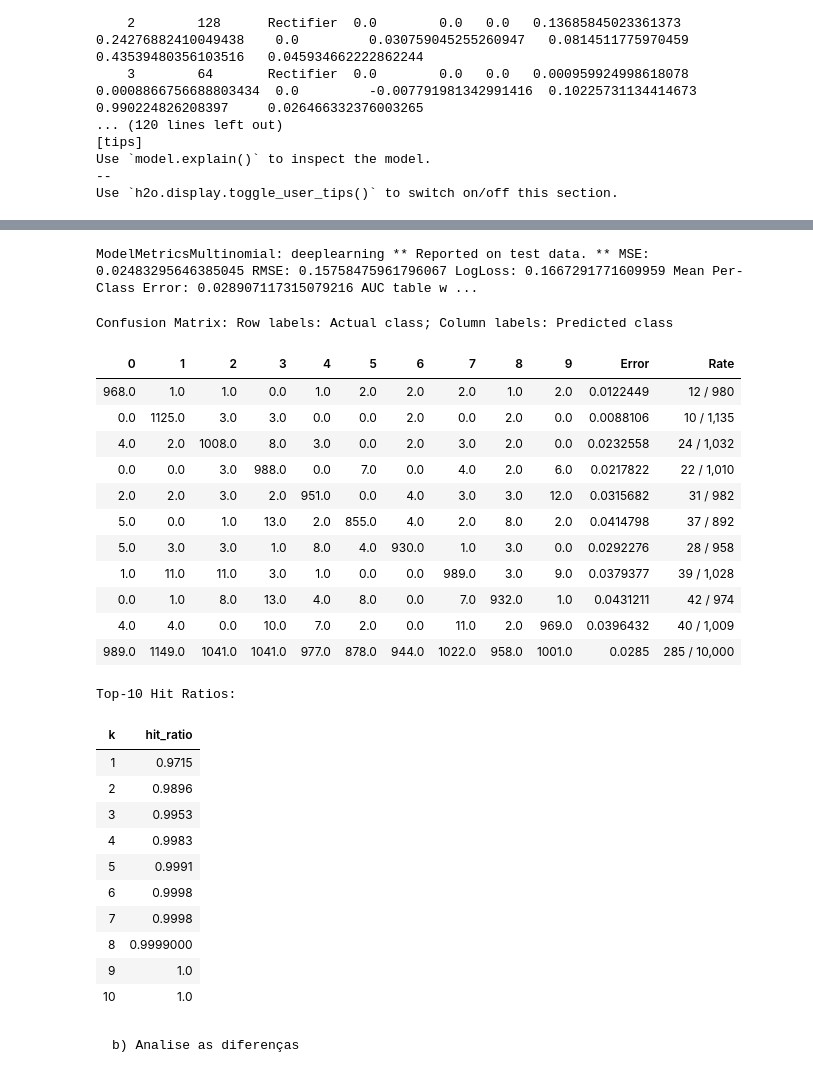
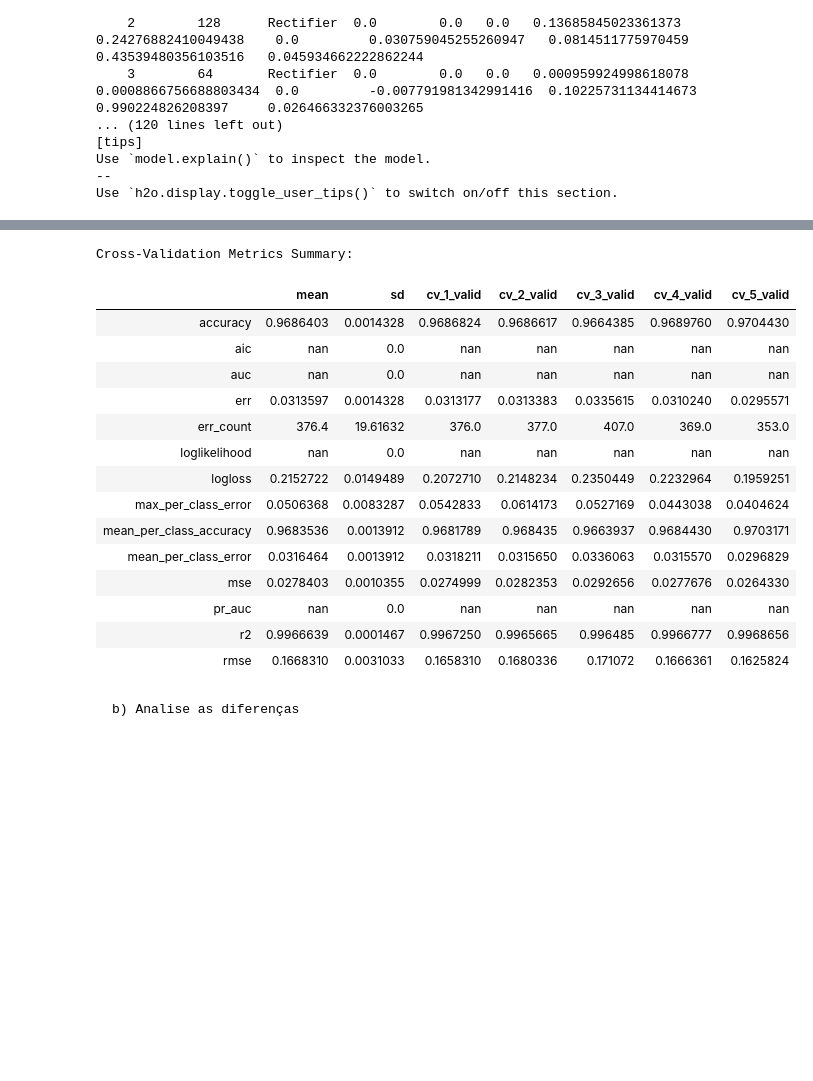
Before and after one commit to heyliceeee/ia-fp6, a Jupyter notebook: ex1.ipynb, the cells around one changed output, grey strips where cells are left out. Saved outputs shown, nothing was run; the diff lists cells and outputs as text; code cells hidden in the pictures; blank space fills up the shorter version.

```diff
--- a/ex1.ipynb
+++ b/ex1.ipynb
@@ -77,13 +77,13 @@ Use `model.explain()` to inspect the model.
 Use `h2o.display.toggle_user_tips()` to switch on/off this section.
 # %%
 # Opção B: validação c CrossFold
-# model_b = H2ODeepLearningEstimator(
-#    activation="Rectifier",
-#    hidden=[128, 64],
-#    epochs=10,
-#    stopping_metric="misclassification",
-#    nfolds=5,
-#    seed=1234
-# )
+model_b = H2ODeepLearningEstimator(
+    activation="Rectifier",
+    hidden=[128, 64],
+    epochs=10,
+    stopping_metric="misclassification",
+    nfolds=5,
+    seed=1234
+)
 
-# model_b.train(x=x, y=y, training_frame=train)
+model_b.train(x=x, y=y, training_frame=train)
@@ -90,33 +109,23 @@ Use `h2o.display.toggle_user_tips()` to switch on/off this section.
 # %%
 # Avaliar o modelo
 model_a.model_performance(test_data=test) # pra modelo c validação externa
-# model_b.cross_validation_metrics_summary() # pra modelo c cross-validation
+model_b.cross_validation_metrics_summary() # pra modelo c cross-validation
 # %% [output]
-ModelMetricsMultinomial: deeplearning ** Reported on test data. ** MSE: 0.02483295646385045 RMSE: 0.15758475961796067 LogLoss: 0.1667291771609959 Mean Per-Class Error: 0.028907117315079216 AUC table w ...
+Cross-Validation Metrics Summary:
-Confusion Matrix: Row labels: Actual class; Column labels: Predicted class
-| 0 | 1 | 2 | 3 | 4 | 5 | 6 | 7 | 8 | 9 | Error | Rate |
-| 968.0 | 1.0 | 1.0 | 0.0 | 1.0 | 2.0 | 2.0 | 2.0 | 1.0 | 2.0 | 0.0122449 | 12 / 980 |
-| 0.0 | 1125.0 | 3.0 | 3.0 | 0.0 | 0.0 | 2.0 | 0.0 | 2.0 | 0.0 | 0.0088106 | 10 / 1,135 |
-| 4.0 | 2.0 | 1008.0 | 8.0 | 3.0 | 0.0 | 2.0 | 3.0 | 2.0 | 0.0 | 0.0232558 | 24 / 1,032 |
-| 0.0 | 0.0 | 3.0 | 988.0 | 0.0 | 7.0 | 0.0 | 4.0 | 2.0 | 6.0 | 0.0217822 | 22 / 1,010 |
-| 2.0 | 2.0 | 3.0 | 2.0 | 951.0 | 0.0 | 4.0 | 3.0 | 3.0 | 12.0 | 0.0315682 | 31 / 982 |
-| 5.0 | 0.0 | 1.0 | 13.0 | 2.0 | 855.0 | 4.0 | 2.0 | 8.0 | 2.0 | 0.0414798 | 37 / 892 |
-| 5.0 | 3.0 | 3.0 | 1.0 | 8.0 | 4.0 | 930.0 | 1.0 | 3.0 | 0.0 | 0.0292276 | 28 / 958 |
-| 1.0 | 11.0 | 11.0 | 3.0 | 1.0 | 0.0 | 0.0 | 989.0 | 3.0 | 9.0 | 0.0379377 | 39 / 1,028 |
-| 0.0 | 1.0 | 8.0 | 13.0 | 4.0 | 8.0 | 0.0 | 7.0 | 932.0 | 1.0 | 0.0431211 | 42 / 974 |
-| 4.0 | 4.0 | 0.0 | 10.0 | 7.0 | 2.0 | 0.0 | 11.0 | 2.0 | 969.0 | 0.0396432 | 40 / 1,009 |
-| 989.0 | 1149.0 | 1041.0 | 1041.0 | 977.0 | 878.0 | 944.0 | 1022.0 | 958.0 | 1001.0 | 0.0285 | 285 / 10,000 |
+|  | mean | sd | cv_1_valid | cv_2_valid | cv_3_valid | cv_4_valid | cv_5_valid |
+| accuracy | 0.9686403 | 0.0014328 | 0.9686824 | 0.9686617 | 0.9664385 | 0.9689760 | 0.9704430 |
+| aic | nan | 0.0 | nan | nan | nan | nan | nan |
+| auc | nan | 0.0 | nan | nan | nan | nan | nan |
+| err | 0.0313597 | 0.0014328 | 0.0313177 | 0.0313383 | 0.0335615 | 0.0310240 | 0.0295571 |
+| err_count | 376.4 | 19.61632 | 376.0 | 377.0 | 407.0 | 369.0 | 353.0 |
+| loglikelihood | nan | 0.0 | nan | nan | nan | nan | nan |
+| logloss | 0.2152722 | 0.0149489 | 0.2072710 | 0.2148234 | 0.2350449 | 0.2232964 | 0.1959251 |
+| max_per_class_error | 0.0506368 | 0.0083287 | 0.0542833 | 0.0614173 | 0.0527169 | 0.0443038 | 0.0404624 |
+| mean_per_class_accuracy | 0.9683536 | 0.0013912 | 0.9681789 | 0.968435 | 0.9663937 | 0.9684430 | 0.9703171 |
+| mean_per_class_error | 0.0316464 | 0.0013912 | 0.0318211 | 0.0315650 | 0.0336063 | 0.0315570 | 0.0296829 |
+| mse | 0.0278403 | 0.0010355 | 0.0274999 | 0.0282353 | 0.0292656 | 0.0277676 | 0.0264330 |
+| pr_auc | nan | 0.0 | nan | nan | nan | nan | nan |
+| r2 | 0.9966639 | 0.0001467 | 0.9967250 | 0.9965665 | 0.996485 | 0.9966777 | 0.9968656 |
+| rmse | 0.1668310 | 0.0031033 | 0.1658310 | 0.1680336 | 0.171072 | 0.1666361 | 0.1625824 |
-Top-10 Hit Ratios:
-| k | hit_ratio |
-| 1 | 0.9715 |
-| 2 | 0.9896 |
-| 3 | 0.9953 |
-| 4 | 0.9983 |
-| 5 | 0.9991 |
-| 6 | 0.9998 |
-| 7 | 0.9998 |
-| 8 | 0.9999000 |
-| 9 | 1.0 |
-| 10 | 1.0 |
 # %% [markdown]
     b) Analise as diferenças
```
Also changed, not shown: parts of 2 cells of this notebook.
